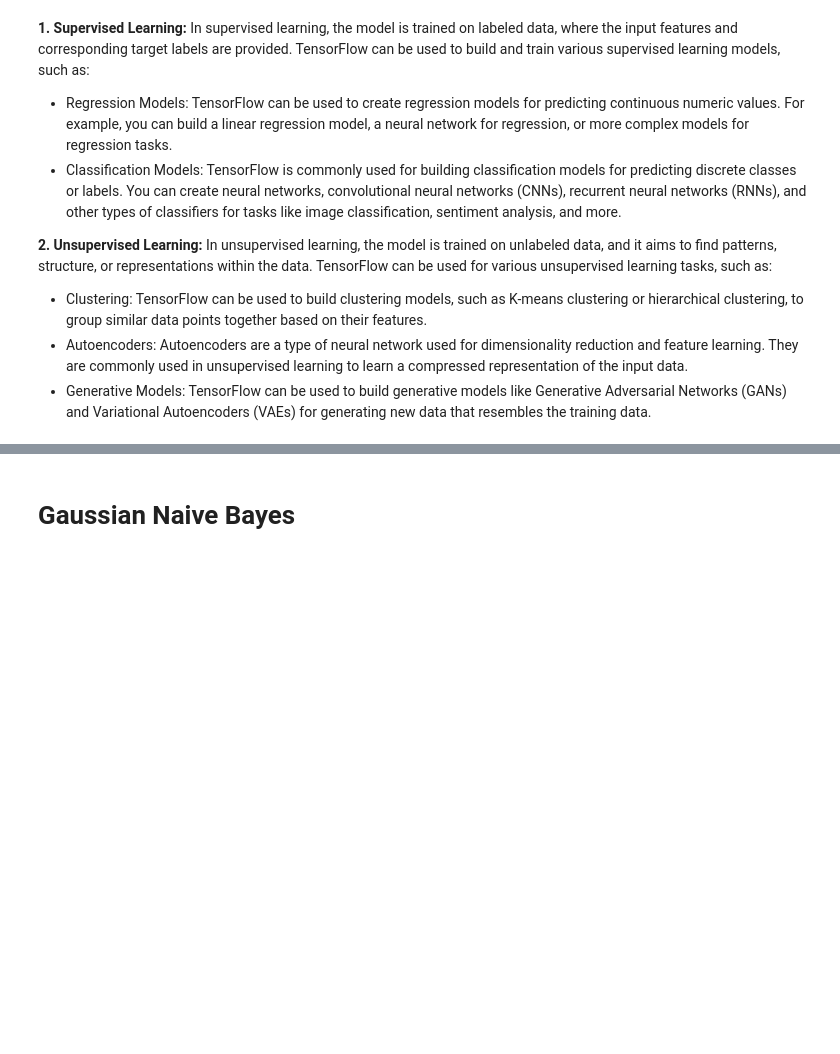
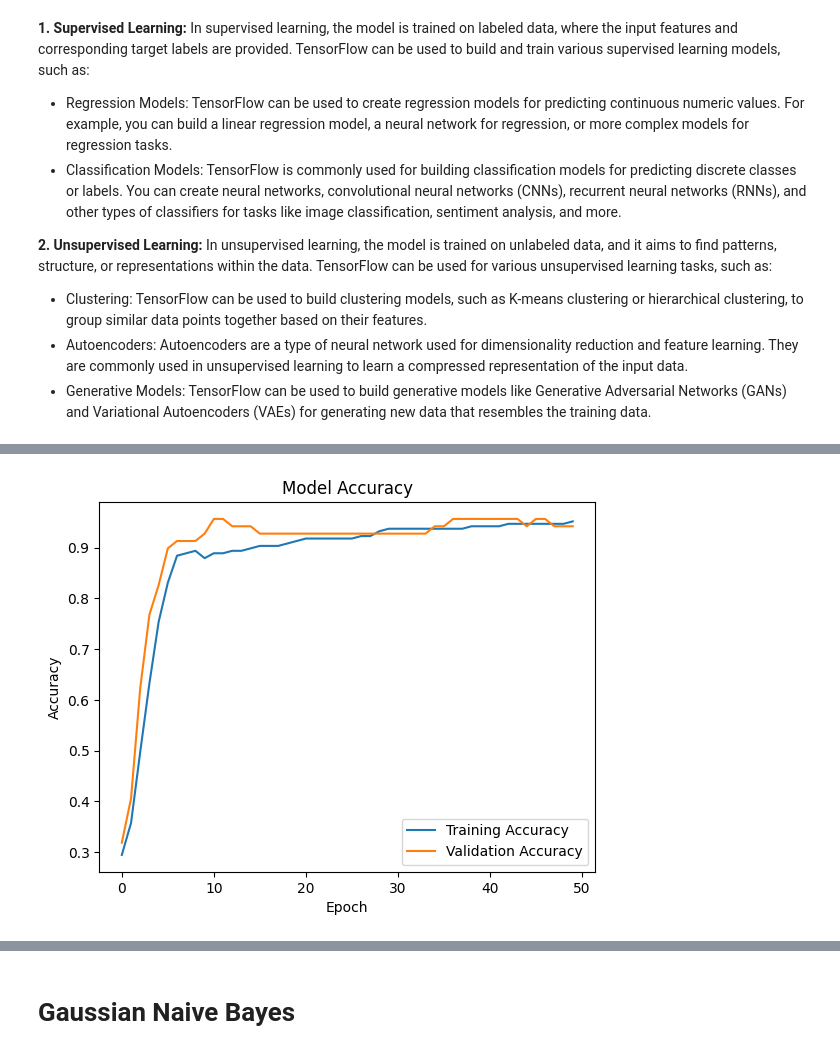
Before and after one commit to eeqilim/lung-cancer-prediction, a Jupyter notebook: lung_cancer_prediction.ipynb, the cells around one changed output, grey strips where cells are left out. Saved outputs shown, nothing was run; the diff lists cells and outputs as text; code cells hidden in the pictures; blank space fills up the shorter version.

Commit message:
integrate TensorFlow and PyTorch for model training

```diff
--- a/lung_cancer_prediction.ipynb
+++ b/lung_cancer_prediction.ipynb
@@ -218,3 +163,7 @@ y = data_analysis["LUNG_CANCER"]
+# %%
+# Prepare input features (x) and target variable (y)
+x = dataset_new.drop("LUNG_CANCER", axis=1)
+y = dataset_new["LUNG_CANCER"]
 # %%
 import numpy as np
 from sklearn.preprocessing import StandardScaler
@@ -248,0 +192,5 @@ In unsupervised learning, the model is trained on unlabeled data, and it aims to
+# %%
+xTrain, xTest, yTrain, yTest = train_test_split(x, y)
+
+print(f"{xTrain.shape}, {yTrain.shape}")
+print(f"{xTest.shape}, {yTest.shape}")
@@ -259,12 +210,5 @@ model = tf.keras.models.Sequential([
 model.compile(optimizer='adam', loss='binary_crossentropy', metrics=['accuracy'])
 
 # Train the model
-history = model.fit(xTrain, yTrain, batch_size=32, epochs=10, validation_data=(xTest, yTest))
-
-# Evaluate the model
-loss, accuracy = model.evaluate(xTest, yTest)
-print(f'Test accuracy: {accuracy}')
-
-# Make predictions
-yPred = model.predict(xTest)
+results = model.fit(xTrain, yTrain, batch_size=32, epochs=50, validation_data=(xTest, yTest))
 # %% [output]
@@ -289,0 +245,10 @@ Test accuracy: 0.18840579688549042
+# %%
+plt.plot(results.history['accuracy'], label='Training Accuracy')
+plt.plot(results.history['val_accuracy'], label='Validation Accuracy')
+plt.title('Model Accuracy')
+plt.ylabel('Accuracy')
+plt.xlabel('Epoch')
+plt.legend()
+plt.show()
+# %% [output]
+[figure, added]
```
Also changed, not shown: parts of 59 cells of this notebook.
